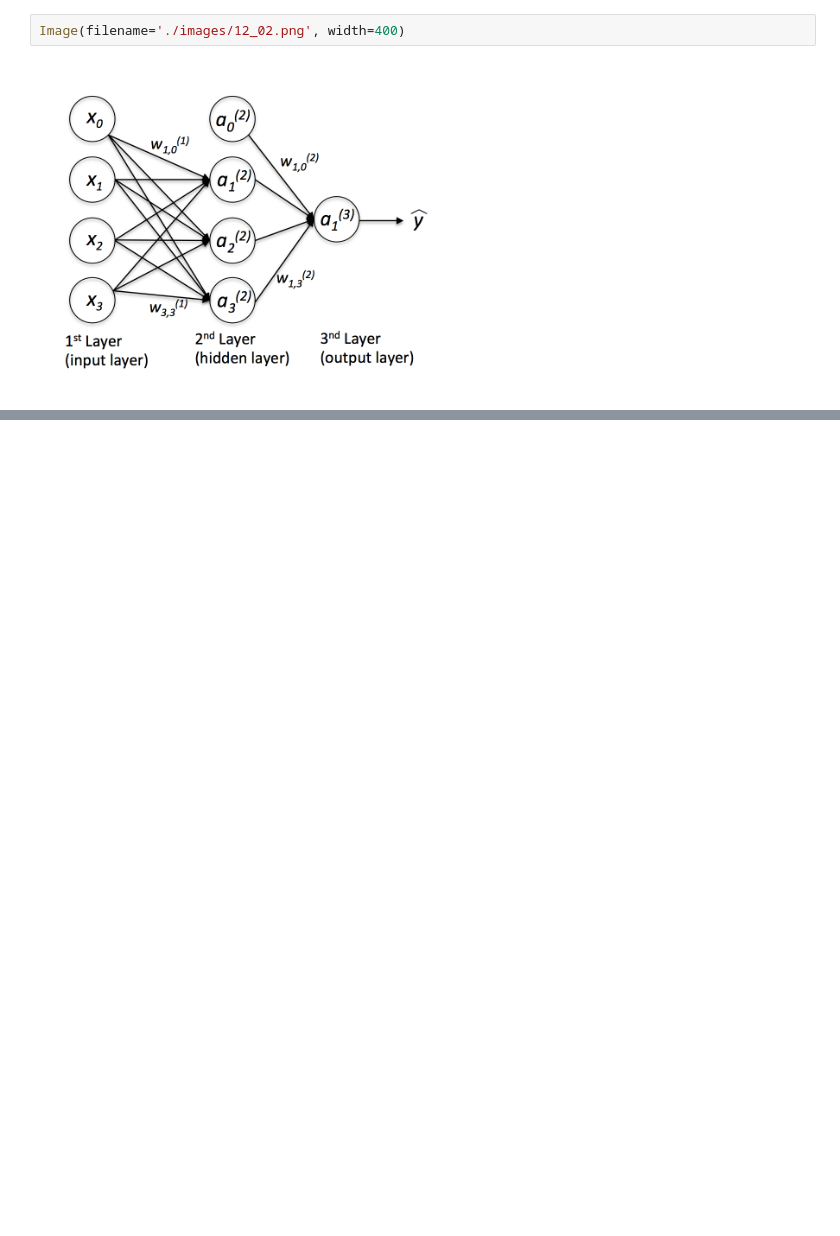
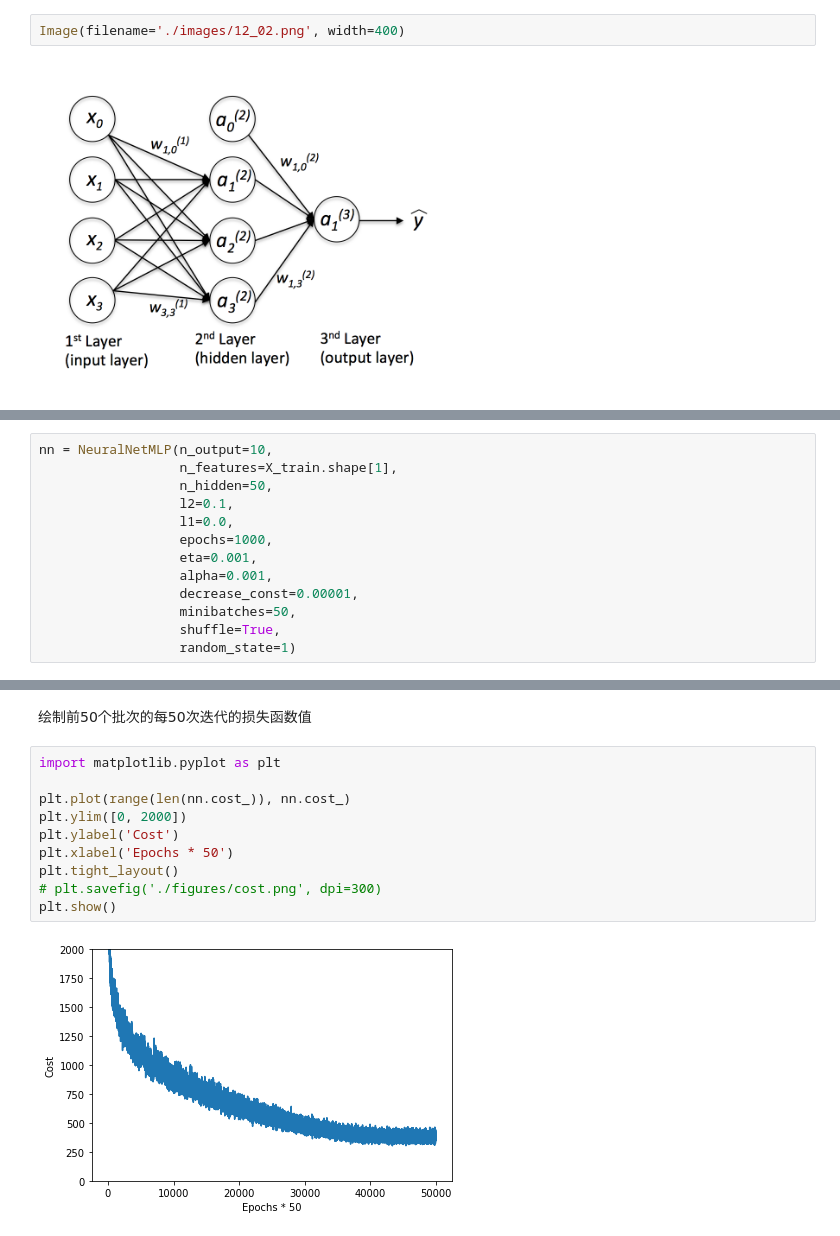
Before and after one commit to ViperBling/PythonML, a Jupyter notebook: ch12/Ch12.ipynb, the cells around one changed output, grey strips where cells are left out. Drawn from its saved outputs; the diff is of its cells as text; blank space fills up the shorter version.

```diff
--- a/ch12/Ch12.ipynb
+++ b/ch12/Ch12.ipynb
@@ -23,0 +479,13 @@ Image(filename='./images/12_02.png', width=400)
+# %%
+nn = NeuralNetMLP(n_output=10,
+                  n_features=X_train.shape[1],
+                  n_hidden=50,
+                  l2=0.1,
+                  l1=0.0,
+                  epochs=1000,
+                  eta=0.001,
+                  alpha=0.001,
+                  decrease_const=0.00001,
+                  minibatches=50,
+                  shuffle=True,
+                  random_state=1)
@@ -23,0 +497,14 @@ Image(filename='./images/12_02.png', width=400)
+# %% [markdown]
+绘制前50个批次的每50次迭代的损失函数值
+# %%
+import matplotlib.pyplot as plt
+
+plt.plot(range(len(nn.cost_)), nn.cost_)
+plt.ylim([0, 2000])
+plt.ylabel('Cost')
+plt.xlabel('Epochs * 50')
+plt.tight_layout()
+# plt.savefig('./figures/cost.png', dpi=300)
+plt.show()
+# %% [output]
+[figure, added]
```
Also changed, not shown: parts of 22 cells of this notebook, 5 other files.
